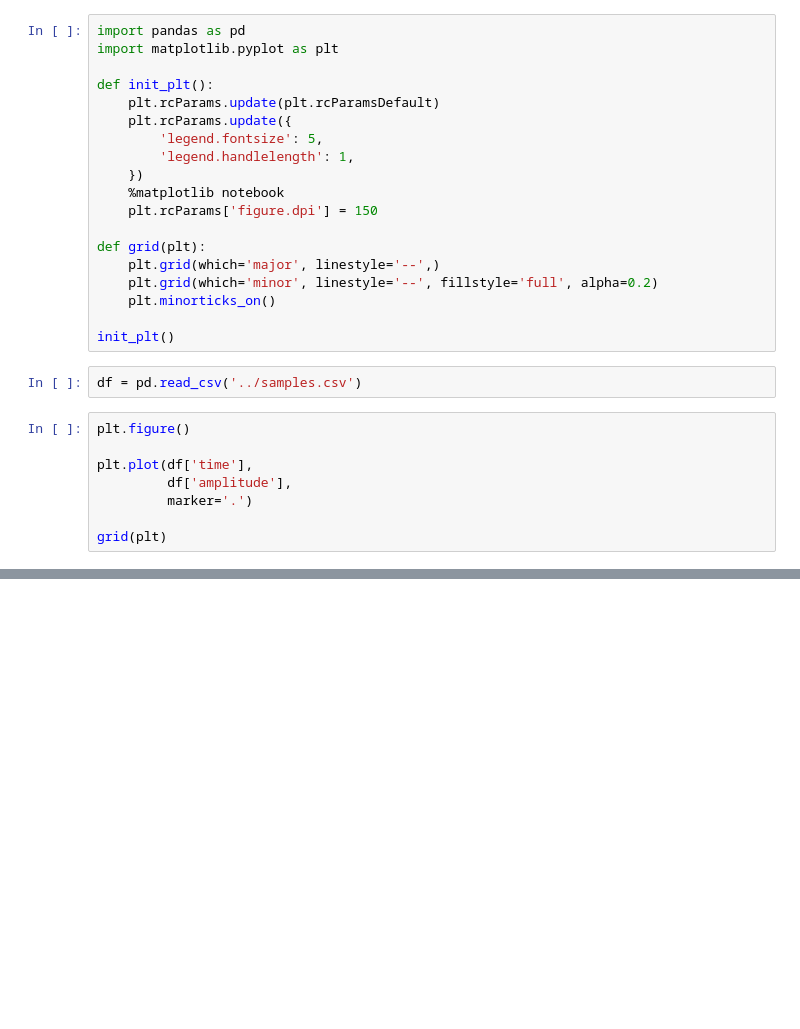
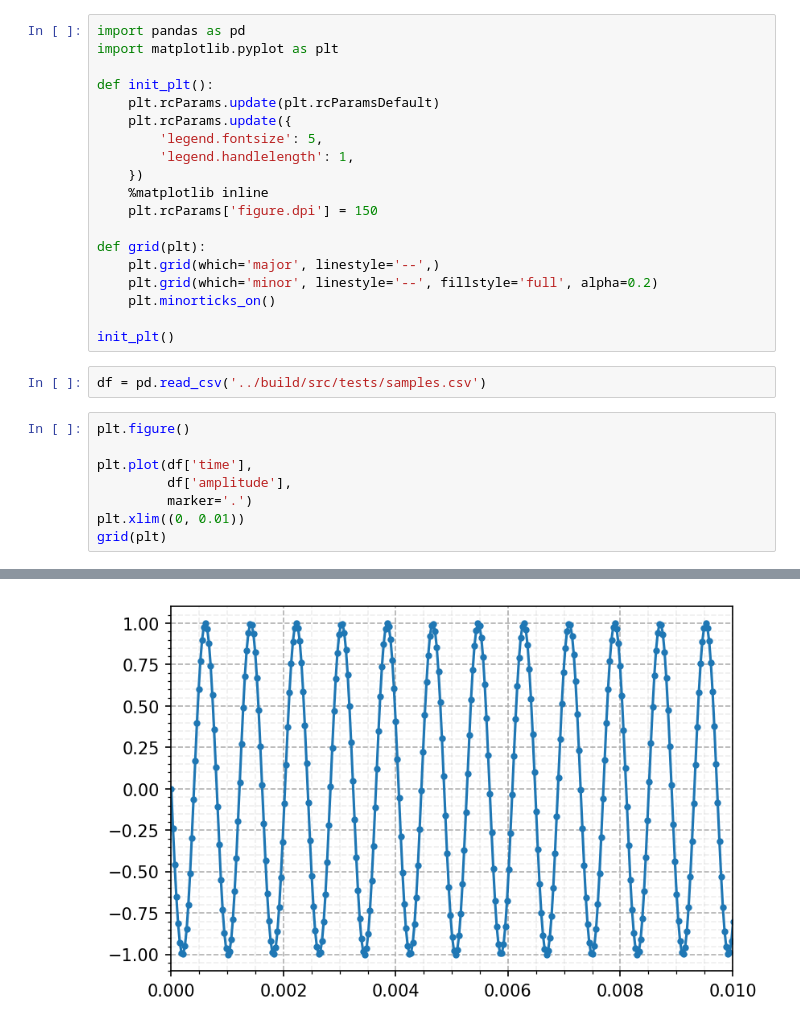
Before and after one commit to MattShilling/sp, a Jupyter notebook: util/signal_review.ipynb, the cells around one changed output, grey strips where cells are left out. Drawn from its saved outputs; the diff is of its cells as text; blank space fills up the shorter version.

```diff
--- a/util/signal_review.ipynb
+++ b/util/signal_review.ipynb
@@ -8,7 +8,7 @@ def init_plt():
         'legend.fontsize': 5,
         'legend.handlelength': 1,
     })
-    %matplotlib notebook
+    %matplotlib inline
     plt.rcParams['figure.dpi'] = 150
 
 def grid(plt):
@@ -18,13 +18,13 @@ def grid(plt):
 
 init_plt()
 # %%
-df = pd.read_csv('../samples.csv')
+df = pd.read_csv('../build/src/tests/samples.csv')
 # %%
 plt.figure()
 
 plt.plot(df['time'],
          df['amplitude'],
          marker='.')
-
+plt.xlim((0, 0.01))
 grid(plt)
 # %% [output]
@@ -32,0 +31 @@ grid(plt)
+[figure, added]
```
Also changed, not shown: parts of 1 cell of this notebook, 10 other files.
